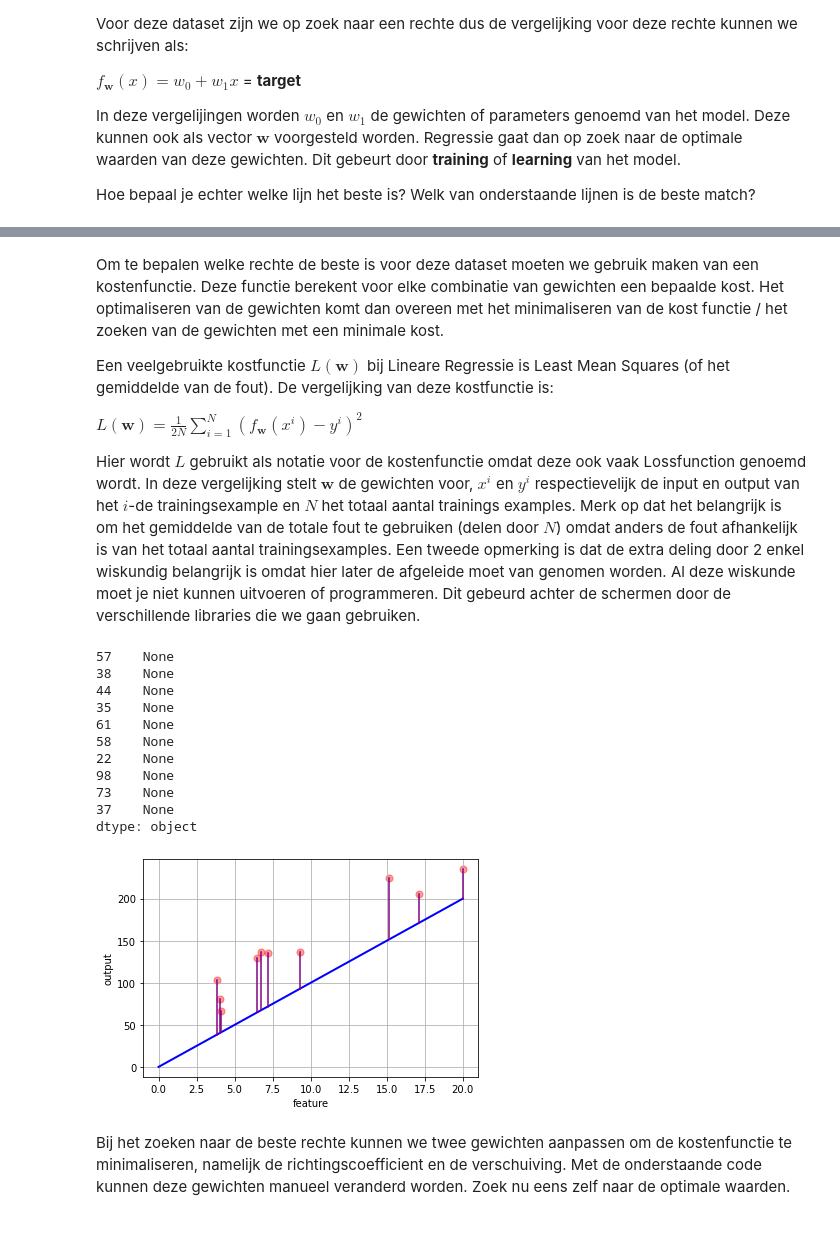
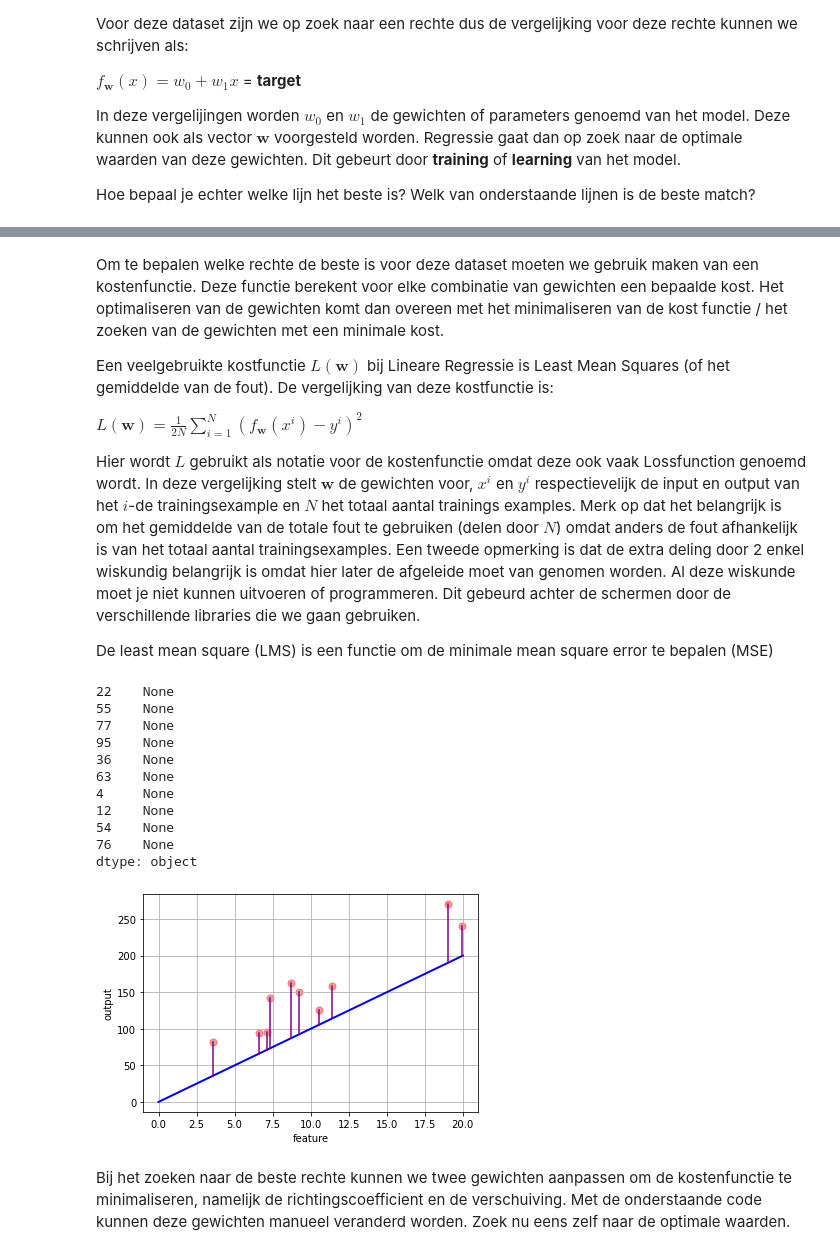
Before and after one commit to OdiseeDataScience2122/Leerstof_2122, a Jupyter notebook: 05_Regression/LinearRegression.ipynb, the cells around one changed output, grey strips where cells are left out. Saved outputs shown, nothing was run; the diff lists cells and outputs as text; code cells hidden in the pictures.

```diff
--- a/05_Regression/LinearRegression.ipynb
+++ b/05_Regression/LinearRegression.ipynb
@@ -105,28 +109,30 @@ Merk op dat het belangrijk is om het gemiddelde van de totale fout te gebruiken
 Een tweede opmerking is dat de extra deling door 2 enkel wiskundig belangrijk is omdat hier later de afgeleide moet van genomen worden.
 Al deze wiskunde moet je niet kunnen uitvoeren of programmeren.
 Dit gebeurd achter de schermen door de verschillende libraries die we gaan gebruiken.
+
+De least mean square (LMS) is een functie om de minimale mean square error te bepalen (MSE)
 # %%
 s = data.sample(10)
-s.sample(10).plot(kind='scatter',x='feature',y='output',grid=True,s=50,color='red', alpha=0.4)
+s.plot(kind='scatter',x='feature',y='output',grid=True,s=50,color='red', alpha=0.4)
 plt.plot([0, 20], [0, 200], color='blue', lw=2)
 
 def draw_error(row):
     plt.plot([row.feature, row.feature], [row.output, row.feature*10], color="purple")
 
 s.apply(draw_error, axis=1)
 # %% [output]
-57    None
-38    None
-44    None
-35    None
-61    None
-58    None
 22    None
-98    None
-73    None
-37    None
+55    None
+77    None
+95    None
+36    None
+63    None
+4     None
+12    None
+54    None
+76    None
 dtype: object
-[figure, old version]
+[figure, new version]
 # %% [markdown]
 Bij het zoeken naar de beste rechte kunnen we twee gewichten aanpassen om de kostenfunctie te minimaliseren, namelijk de richtingscoefficient en de verschuiving.
 Met de onderstaande code kunnen deze gewichten manueel veranderd worden.
```
Also changed, not shown: parts of 22 cells of this notebook, 2 other files.
